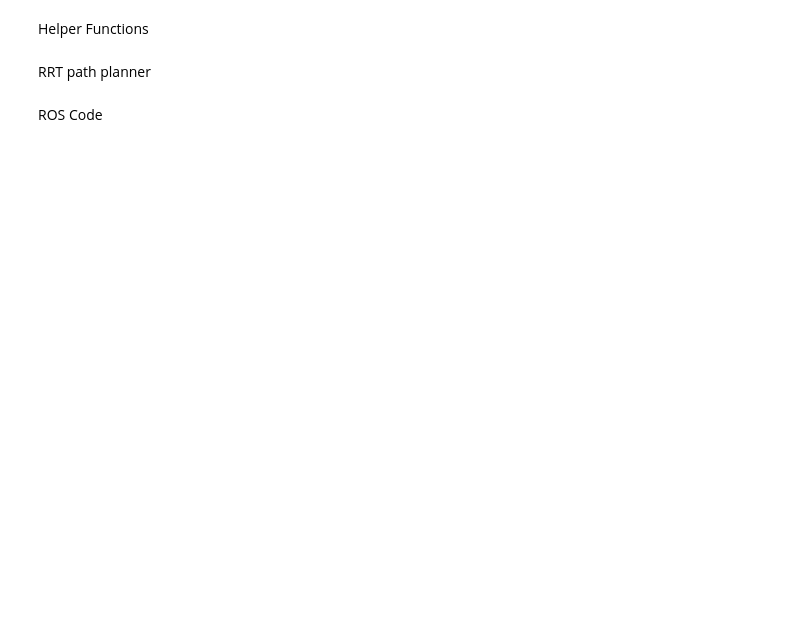
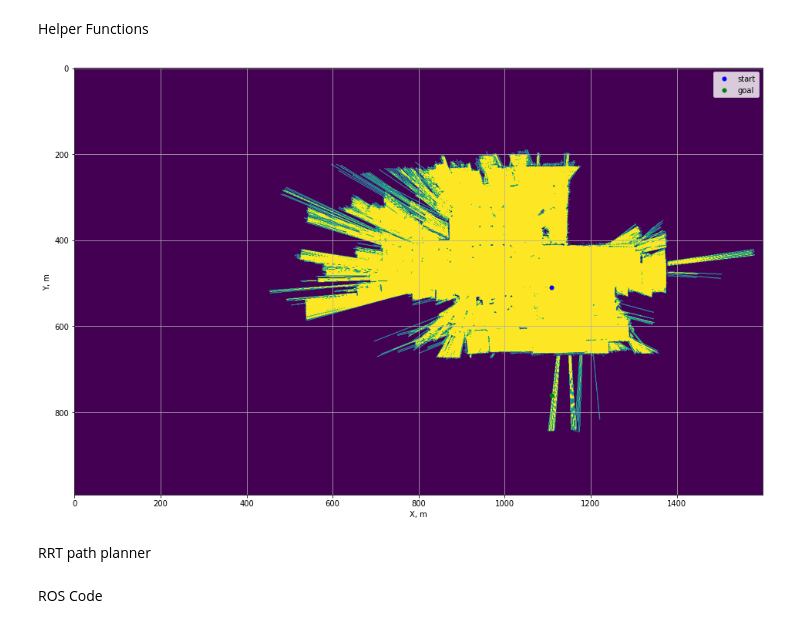
Before and after one commit to scifiswapnil/decentralized-payload-transport, a Jupyter notebook: src/jackal_workspace/scripts/rrt.ipynb, the cells around one changed output. Saved outputs shown, nothing was run; the diff lists cells and outputs as text; code cells hidden in the pictures; blank space fills up the shorter version.

```diff
--- a/src/jackal_workspace/scripts/rrt.ipynb
+++ b/src/jackal_workspace/scripts/rrt.ipynb
@@ -54,19 +71,35 @@ Helper Functions
 # %%
 def meters2grid(pose_m):
     if np.isscalar(pose_m):
-        pose_on_grid = int( pose_m/ map_res + (map_x/2) )
+        print("meters2grid scalar version used")
+        pose_on_grid = int( pose_m / map_res + map_org_x )
     else:
-        pose_on_grid = np.array( np.array([(map_x/2),(map_x/2)]) + np.array(pose_m)/ map_res, dtype=int)
-        pose_on_grid[1] = -pose_on_grid[1] + map_x
+        pose_on_grid = np.array((np.array(pose_m) - [map_org_x, -map_org_y])/ map_res, dtype=int)
+    pose_on_grid[1] = -map_org_y - pose_on_grid[1]
     return pose_on_grid
 
 def grid2meters(pose_grid):
     if np.isscalar(pose_grid):
-        pose_meters = (pose_grid* map_res + -24.96)
+        pose_meters = (pose_grid * map_res + map_org_x)
+        print("grid2meters scalar version used")
     else:
-        pose_meters = ( np.array(pose_grid)* map_res + np.array([-24.96, -24.96]) )
-        pose_meters[:,1] = -pose_meters[:,1]
+        pose_meters = ( np.array(pose_grid)* map_res + np.array([map_org_x,map_org_y]) )
+    pose_meters[:,1] = -pose_meters[:,1]
     return pose_meters
+# %%
+x_start = meters2grid([0,0])
+x_goal = meters2grid([0,-5])
+plt.figure(figsize=(16,16))
+plt.grid()
+plt.imshow(map_grid)
+plt.xlabel('X, m')
+plt.ylabel('Y, m')
+plt.plot(x_start[0],x_start[1],'bo', markersize=5, label='start')
+plt.plot(x_goal[0],x_goal[1],'go', markersize=5, label='goal')
+plt.legend()
+plt.show()
+# %% [output]
+[figure, added]
 # %% [markdown]
 RRT path planner
 # %%
```
Also changed, not shown: parts of 4 cells of this notebook, 56 other files.
